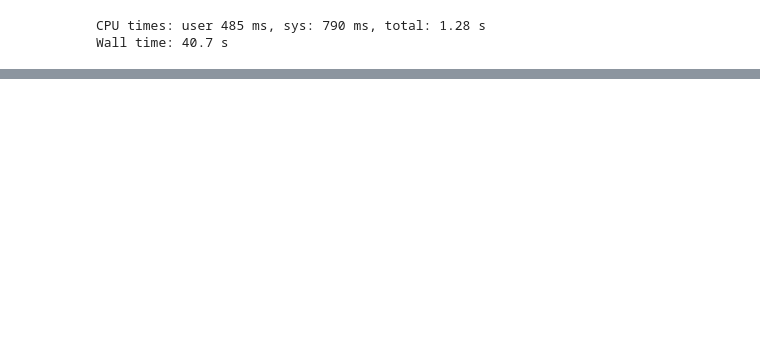
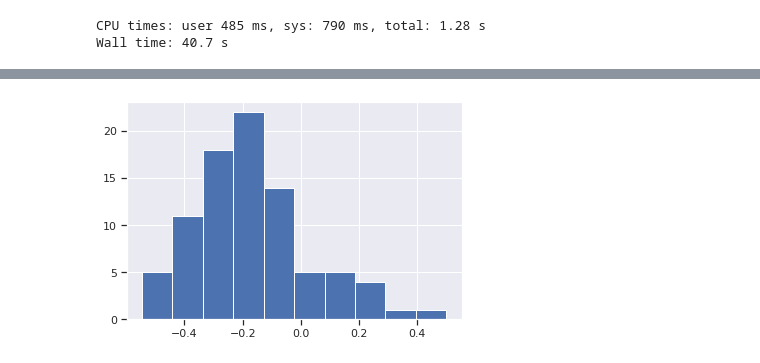
Before and after one commit to vtcooper/waveice, a Jupyter notebook: observations_paper/obs_paper_preprocess.ipynb, the cells around one changed output, grey strips where cells are left out. Saved outputs shown, nothing was run; the diff lists cells and outputs as text; code cells hidden in the pictures; blank space fills up the shorter version.

```diff
--- a/observations_paper/obs_paper_preprocess.ipynb
+++ b/observations_paper/obs_paper_preprocess.ipynb
@@ -956,0 +843,11 @@ Wall time: 40.7 s
+# %%
+u10_all = np.array([])
+jra_all = np.array([])
+
+for key,tempds in spec_d.items():
+    if key != 'sodaC':
+        u10_all = np.append(u10_all,tempds.u10est)
+        jra_all = np.append(jra_all,tempds.jra)
+
+jra_all = jra_all[~np.isnan(u10_all)]
+u10_all = u10_all[~np.isnan(u10_all)]
@@ -956,0 +865,5 @@ Wall time: 40.7 s
+# %%
+plt.hist((u10_all - jra_all)/jra_all,bins=10)
+plt.show()
+# %% [output]
+[figure, added]
```
Also changed, not shown: parts of 59 cells of this notebook.
